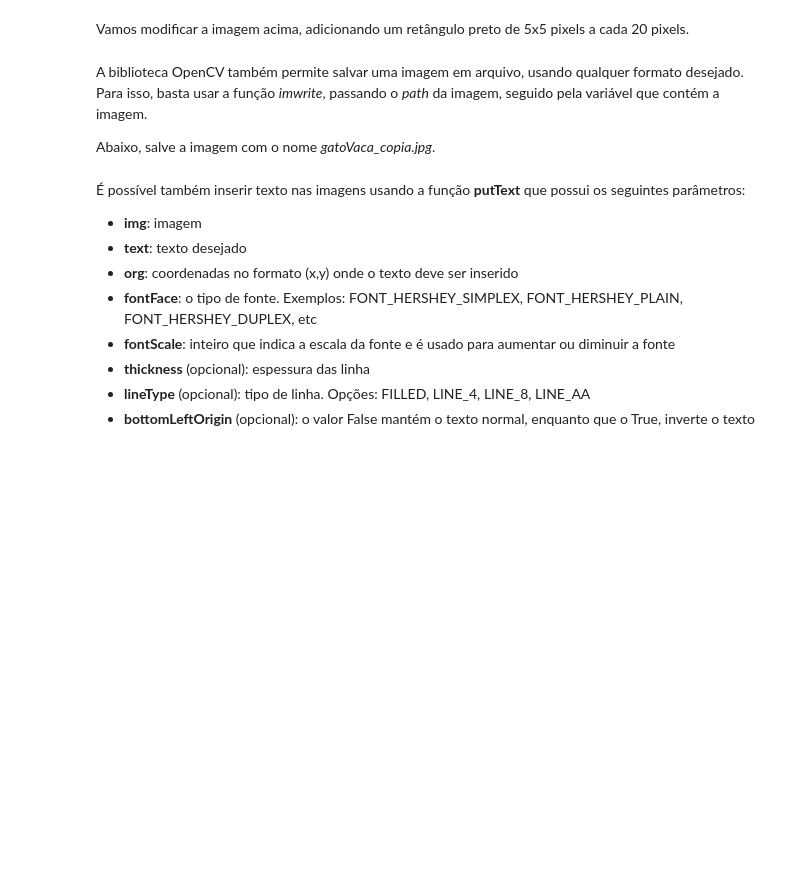
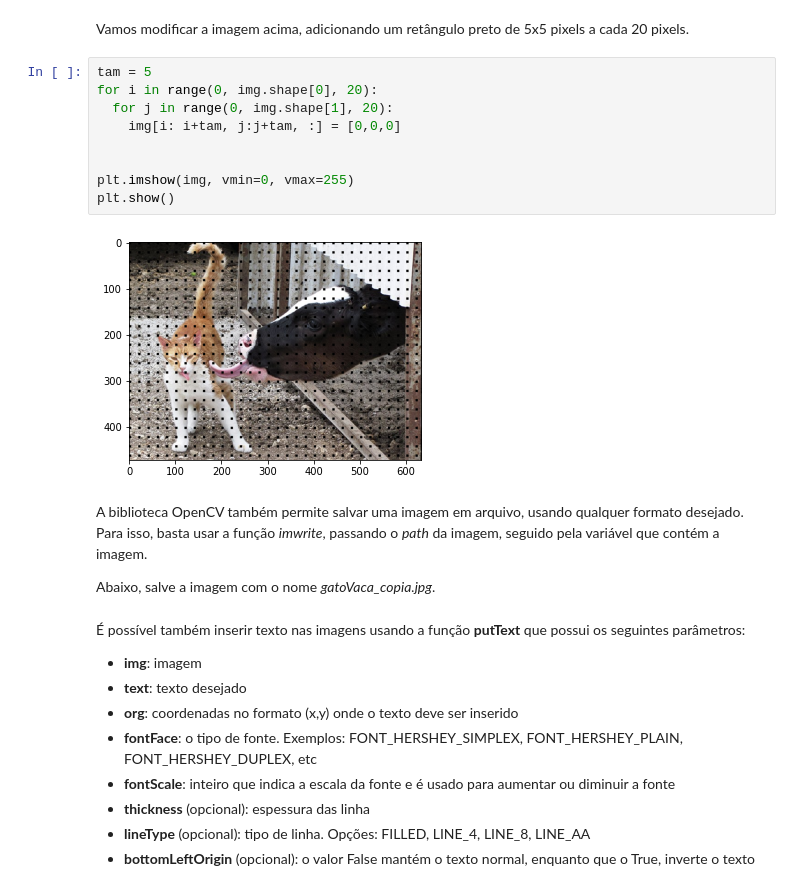
Before and after one commit to luadeprataart/Processamento-de-Imagens, a Jupyter notebook: Aula2_opencv.ipynb, the cells around one changed output. Drawn from its saved outputs; the diff is of its cells as text; blank space fills up the shorter version.

```diff
--- a/Aula2_opencv.ipynb
+++ b/Aula2_opencv.ipynb
@@ -62,5 +92,16 @@ Agora, iremos mostrar a imagem na tela usando a função *imshow* da biblioteca
 # %% [markdown]
 Vamos modificar a imagem acima, adicionando um retângulo preto de 5x5 pixels a cada 20 pixels.
+# %%
+tam = 5
+for i in range(0, img.shape[0], 20):
+  for j in range(0, img.shape[1], 20):
+    img[i: i+tam, j:j+tam, :] = [0,0,0]
+
+
+plt.imshow(img, vmin=0, vmax=255)
+plt.show()
+# %% [output]
+[figure, added]
 # %% [markdown]
 A biblioteca OpenCV também permite salvar uma imagem em arquivo, usando qualquer formato desejado. Para isso, basta usar a função *imwrite*, passando o *path* da imagem, seguido pela variável que contém a imagem.
 
```
Also changed, not shown: parts of 6 cells of this notebook.
